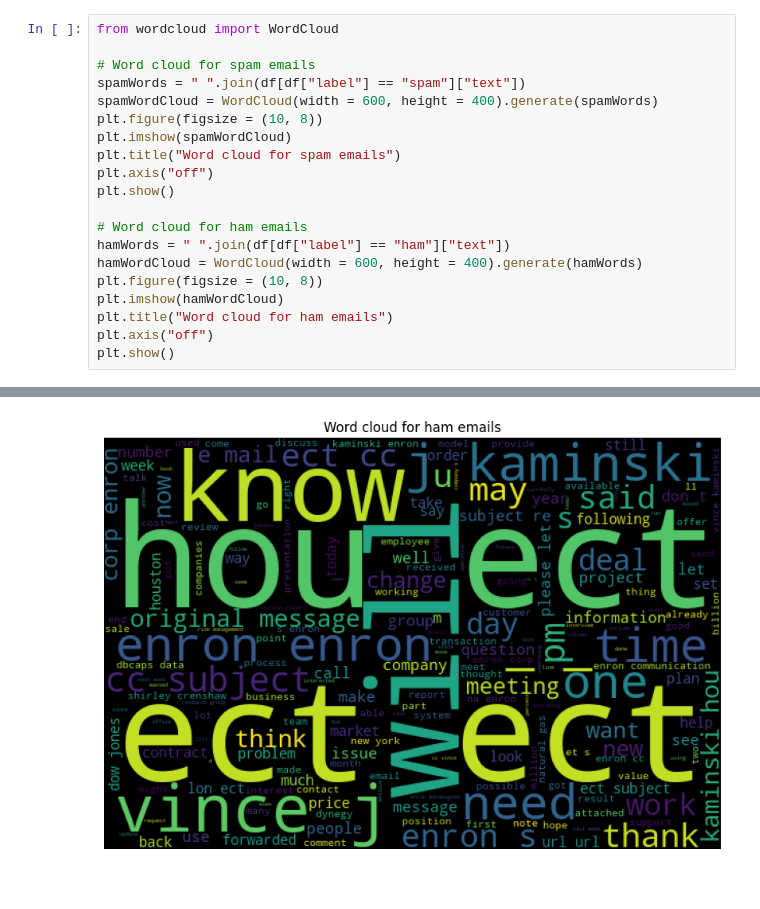
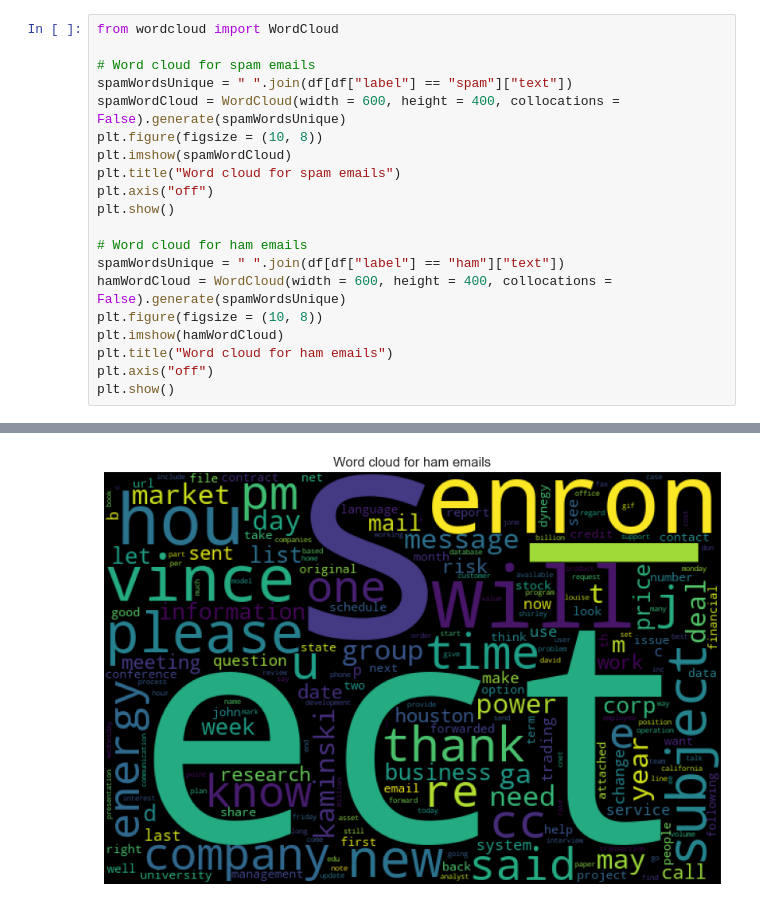
Before and after one commit to KnightChaser/AIPP4Collegers, a Jupyter notebook: dataset/datasetVisualization.ipynb, the cells around one changed output, grey strips where cells are left out. Saved outputs shown, nothing was run; the diff lists cells and outputs as text.

```diff
--- a/dataset/datasetVisualization.ipynb
+++ b/dataset/datasetVisualization.ipynb
@@ -46,8 +46,8 @@ plt.show()
 from wordcloud import WordCloud
 
 # Word cloud for spam emails
-spamWords = " ".join(df[df["label"] == "spam"]["text"])
-spamWordCloud = WordCloud(width = 600, height = 400).generate(spamWords)
+spamWordsUnique = " ".join(df[df["label"] == "spam"]["text"])
+spamWordCloud = WordCloud(width = 600, height = 400, collocations = False).generate(spamWordsUnique)
 plt.figure(figsize = (10, 8))
 plt.imshow(spamWordCloud)
 plt.title("Word cloud for spam emails")
@@ -55,8 +55,8 @@ plt.axis("off")
 plt.show()
 
 # Word cloud for ham emails
-hamWords = " ".join(df[df["label"] == "ham"]["text"])
-hamWordCloud = WordCloud(width = 600, height = 400).generate(hamWords)
+spamWordsUnique = " ".join(df[df["label"] == "ham"]["text"])
+hamWordCloud = WordCloud(width = 600, height = 400, collocations = False).generate(spamWordsUnique)
 plt.figure(figsize = (10, 8))
 plt.imshow(hamWordCloud)
 plt.title("Word cloud for ham emails")
@@ -67,4 +67,4 @@ plt.show()
-[figure, old version]
+[figure, new version]
 # %%
 # Set seaborn style and color palette
 sns.set(style="whitegrid", palette="pastel")
```
Also changed, not shown: parts of 8 cells of this notebook, 6 other files.
